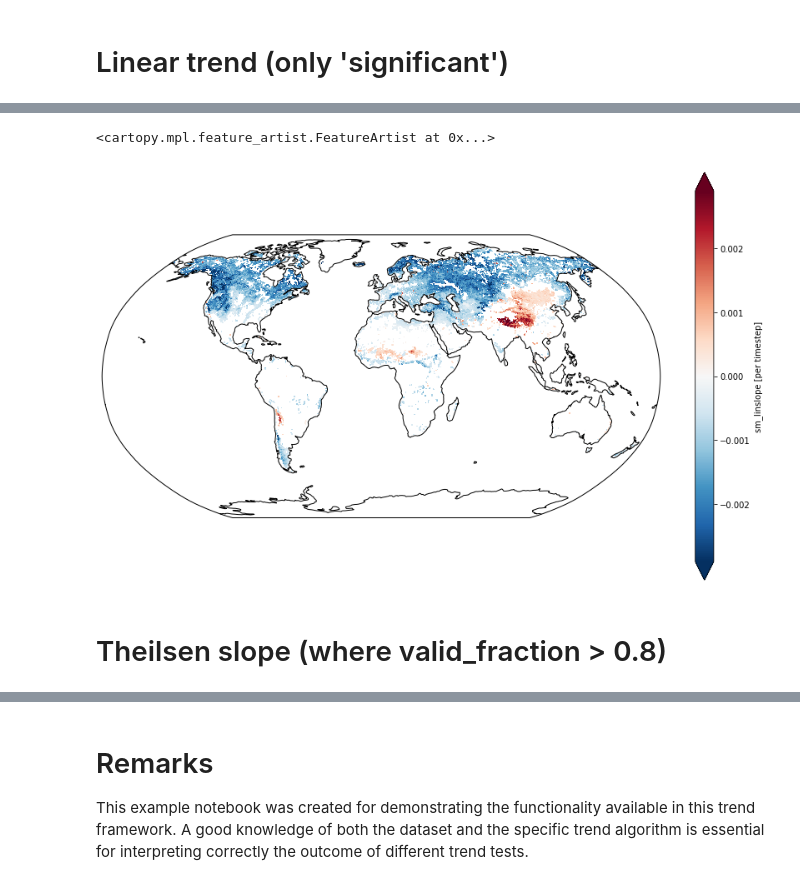
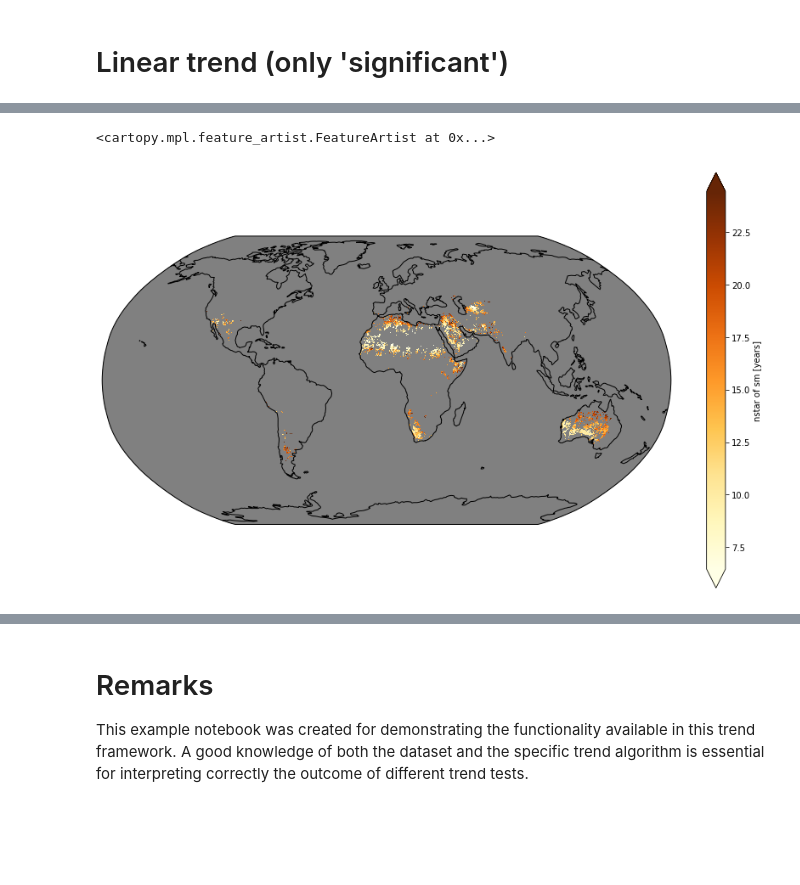
Before and after one commit to bascrezee/trend_framework, a Jupyter notebook: notebooks/example_trends_3d_cds-satellite-soil-moisture.ipynb, the cells around one changed output, grey strips where cells are left out. Cells and saved outputs as stored; diff of their text form; code cells hidden in the pictures; blank space fills up the shorter version.

```diff
--- a/notebooks/example_trends_3d_cds-satellite-soil-moisture.ipynb
+++ b/notebooks/example_trends_3d_cds-satellite-soil-moisture.ipynb
@@ -45,0 +76,6 @@ mydat = mydat.groupby('time.year').mean('time').compute()
+# %%
+nvalid_years = (validfraction_peryear > .8).sum('year')
+fig = plt.figure(figsize=(15, 9))
+ax = fig.add_subplot(111, projection=ccrs.Robinson())
+nvalid_years.plot(ax=ax, transform=ccrs.PlateCarree(),robust=True,cmap=cmap_values)
+ax.coastlines()
@@ -46,3 +85,8 @@ mydat = mydat.groupby('time.year').mean('time').compute()
+# %%
+valid_mask = (nvalid_years > 20).to_dataset() # Convert to DataSet for broadcasting
+valid_mask = xr.broadcast(valid_mask,yearmean)[0]
+yearmean = yearmean.where(valid_mask)
+yearmean = yearmean.sm # Convert back to DataArray
 # %% [markdown]
 > Some functions expect the 'time' coordinate to be available.
 > the groupby() operation changes the name of the time coordinate to
@@ -71,6 +96,7 @@ False
 # %%
-lintrend,linpvalue = linear_trend(mydat)
-lintrend = lintrend.compute() # Force computation
+yearmean = yearmean.rename({'year' : 'time'})
+lintrend,linpvalue = linear_trend(yearmean)
+lintrend = lintrend.compute()   # Force computation
 linpvalue = linpvalue.compute() # Force computation
 # %% [markdown]
 # Linear trend (only 'significant')
@@ -77,10 +137,10 @@ linpvalue = linpvalue.compute() # Force computation
+# %%
+std,acf,nstar = weatherhead(yearmean,trend_magnitude=.001)
 # %%
 fig = plt.figure(figsize=(15, 9))
 ax = fig.add_subplot(111, projection=ccrs.Robinson())
-lintrend.where((linpvalue < 0.05) & (validfraction > 0.8)).plot(ax=ax, transform=ccrs.PlateCarree(),robust=True)
+nstar.plot(ax=ax, transform=ccrs.PlateCarree(),robust=True,cmap=cmap_values)
 ax.coastlines()
 # %% [output]
 <cartopy.mpl.feature_artist.FeatureArtist at 0x...>
-[figure, old version]
+[figure, new version]
-# %% [markdown]
-# Theilsen slope (where valid_fraction > 0.8)
```
Also changed, not shown: parts of 26 cells of this notebook, 1 other file.
